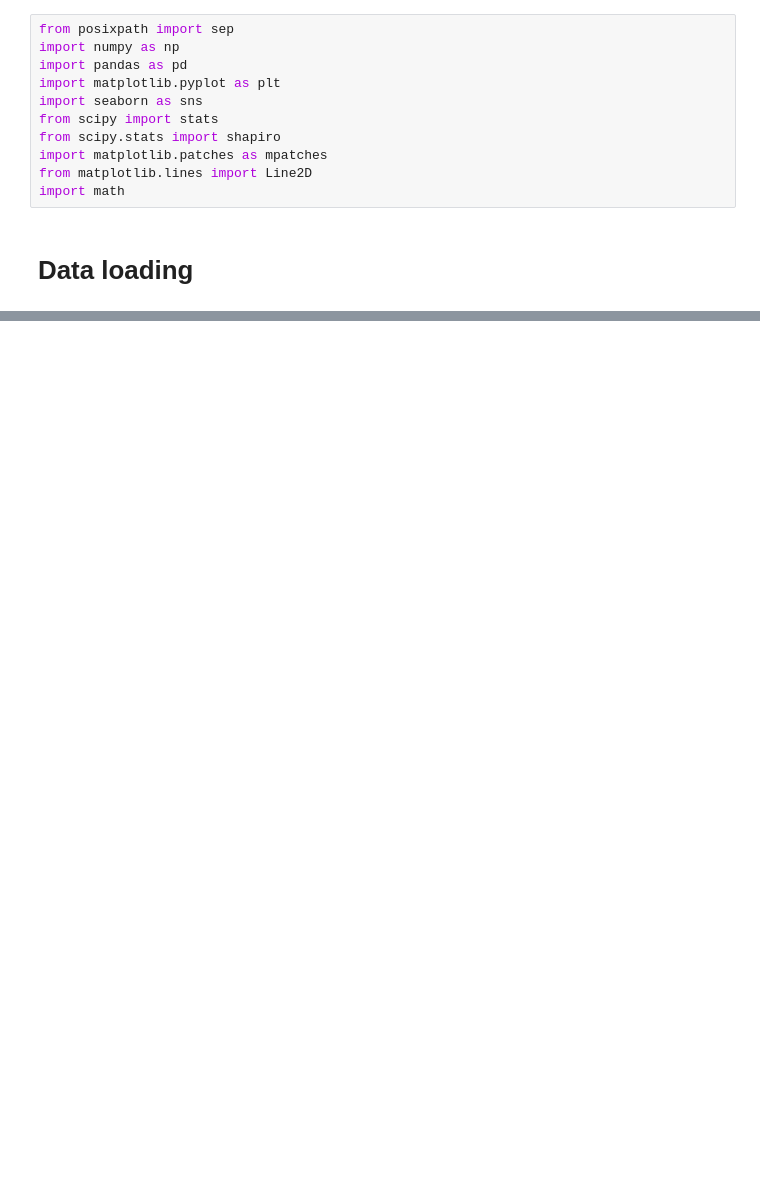
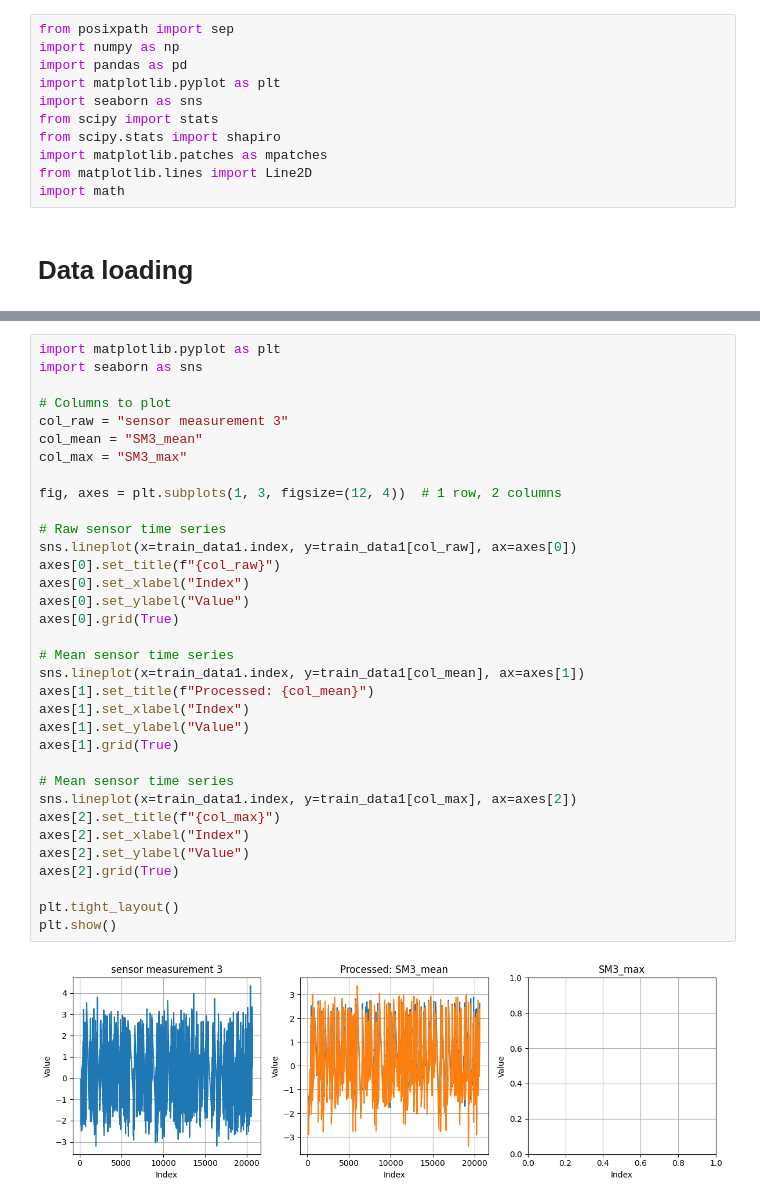
Before and after one commit to Vondras1/TurbofanEngine, a Jupyter notebook: project.ipynb, the cells around one changed output, grey strips where cells are left out. Saved outputs shown, nothing was run; the diff lists cells and outputs as text; blank space fills up the shorter version.

```diff
--- a/project.ipynb
+++ b/project.ipynb
@@ -555,0 +590,36 @@ display(test_data)
+# %%
+import matplotlib.pyplot as plt
+import seaborn as sns
+
+# Columns to plot
+col_raw = "sensor measurement 3"
+col_mean = "SM3_mean"
+col_max = "SM3_max"
+
+fig, axes = plt.subplots(1, 3, figsize=(12, 4))  # 1 row, 2 columns
+
+# Raw sensor time series
+sns.lineplot(x=train_data1.index, y=train_data1[col_raw], ax=axes[0])
+axes[0].set_title(f"{col_raw}")
+axes[0].set_xlabel("Index")
+axes[0].set_ylabel("Value")
+axes[0].grid(True)
+
+# Mean sensor time series
+sns.lineplot(x=train_data1.index, y=train_data1[col_mean], ax=axes[1])
+axes[1].set_title(f"Processed: {col_mean}")
+axes[1].set_xlabel("Index")
+axes[1].set_ylabel("Value")
+axes[1].grid(True)
+
+# Mean sensor time series
+sns.lineplot(x=train_data1.index, y=train_data1[col_max], ax=axes[2])
+axes[2].set_title(f"{col_max}")
+axes[2].set_xlabel("Index")
+axes[2].set_ylabel("Value")
+axes[2].grid(True)
+
+plt.tight_layout()
+plt.show()
+# %% [output]
+[figure, added]
```
Also changed, not shown: parts of 8 cells of this notebook.
